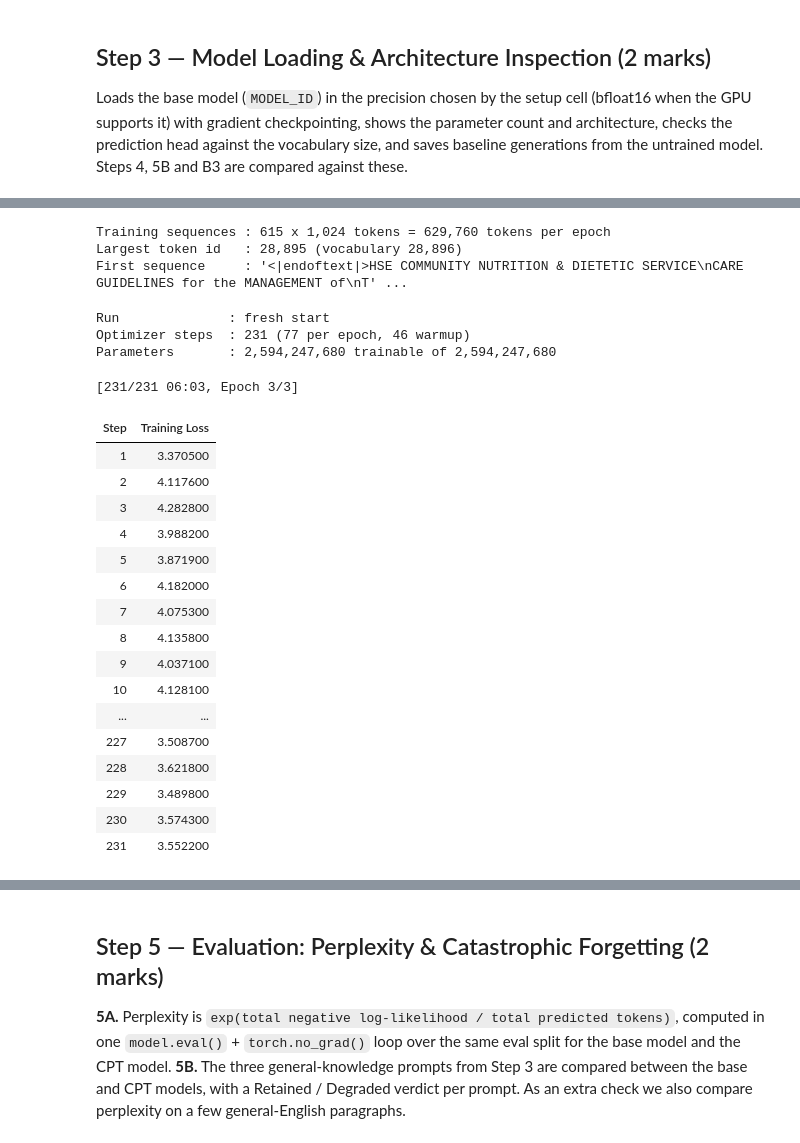
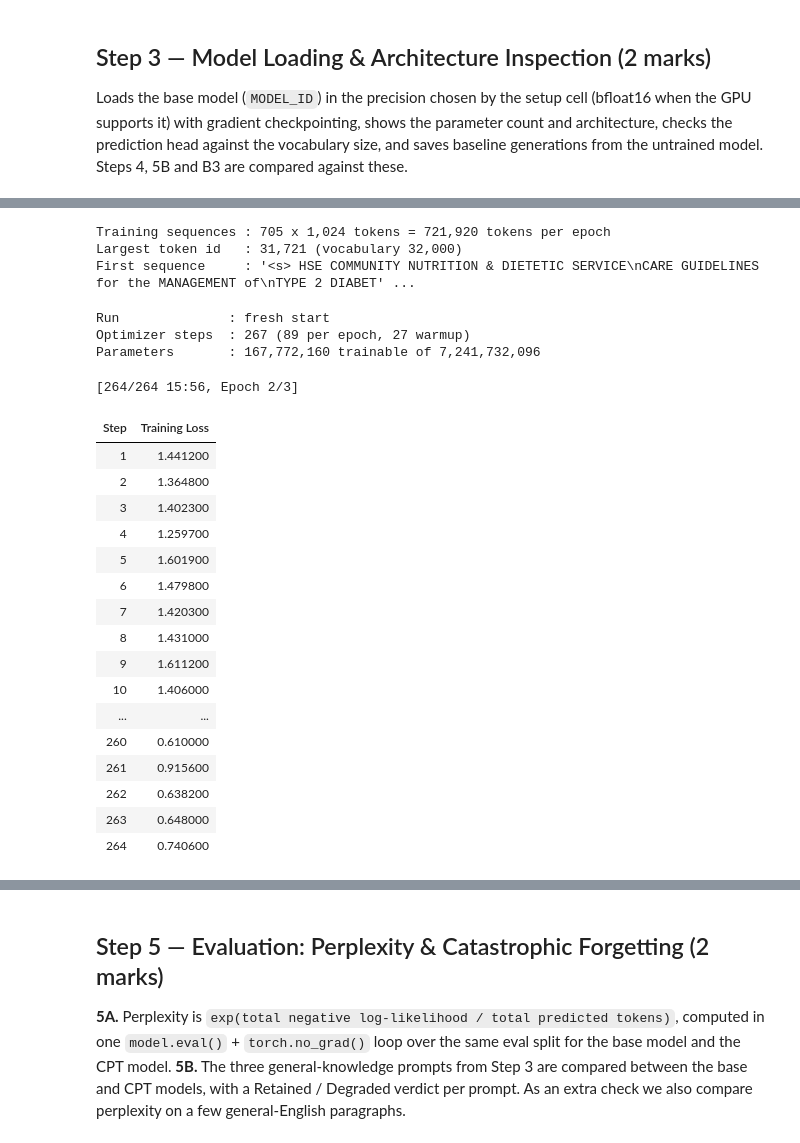
Before and after one commit to sanjaykumarpushadapu/AIMLZG536-LLMForGenerativeAI-Assignment, a Jupyter notebook: Ass-1/Assignment1A.ipynb, the cells around one changed output, grey strips where cells are left out. Drawn from its saved outputs; the diff is of its cells as text; code cells hidden in the pictures.

Commit message:
new model updated

```diff
--- a/Ass-1/Assignment1A.ipynb
+++ b/Ass-1/Assignment1A.ipynb
@@ -1155,7 +1155,7 @@ from packaging.version import Version
 DTYPE_KW = "dtype" if Version(transformers.__version__) >= Version("4.56") else "torch_dtype"   # keep the output clean (no weight-loading bars)
 
 # ---- MODEL CONFIG: the only place the model is named. Change this line to switch models. ----
-MODEL_ID = "stanford-crfm/BioMedLM"
+MODEL_ID = "mistralai/Mistral-7B-v0.1"
 
 # Load the tokenizer and config for MODEL_ID. The first call downloads and caches them.
 tok = AutoTokenizer.from_pretrained(MODEL_ID)
@@ -1164,7 +1164,8 @@ cfg = AutoConfig.from_pretrained(MODEL_ID)
 # Read the context window from the config rather than hard-coding a number: the brief says
 # chunks must match "the model's context window", and this keeps the code correct if
 # the model is ever swapped.
-CONTEXT = cfg.max_position_embeddings
+CONTEXT_CAP = 1024   # some models report a very long window (32,768 here); training on that is far too heavy for one shared GPU
+CONTEXT = min(cfg.max_position_embeddings, CONTEXT_CAP)
 # Step 2 intentionally tokenizes complete documents before explicitly packing them into
 # CONTEXT-sized chunks. Raise the tokenizer's warning threshold here so it does not imply
 # that this deliberate pre-packing pass will feed an overlong sequence to the model.
@@ -1183,7 +1184,7 @@ print(f"Tokenizer class  : {type(tok).__name__}  (fast={tok.is_fast})")
 # len(tok) includes any added/special tokens; tok.vocab_size does not. The embedding
 # matrix is sized to the former, so that is the number worth comparing to the config.
 print(f"Vocabulary size  : {len(tok):,}  (base vocab {tok.vocab_size:,})")
-print(f"Context window   : {CONTEXT:,} tokens")
+print(f"Context window   : {CONTEXT:,} tokens" + (f"  (the config allows {cfg.max_position_embeddings:,}; capped at {CONTEXT_CAP:,} to fit the GPU)" if CONTEXT < cfg.max_position_embeddings else ""))
 print(f"BOS / EOS        : {bos_id} ({tok.convert_ids_to_tokens(bos_id)!r}) / "
       f"{eos_id} ({tok.convert_ids_to_tokens(eos_id)!r})")
 
@@ -1949,9 +1984,9 @@ print(f"Training sequences : {len(train_ds):,} x {CONTEXT:,} tokens "
 print(f"Largest token id   : {max_id:,} (vocabulary {len(tok):,})")
 print(f"First sequence     : {tok.decode(sample['input_ids'][:40])!r} ...")
 # %% [output]
-Training sequences : 615 x 1,024 tokens = 629,760 tokens per epoch
-Largest token id   : 28,895 (vocabulary 28,896)
-First sequence     : '<|endoftext|>HSE COMMUNITY NUTRITION & DIETETIC SERVICE\nCARE GUIDELINES for the MANAGEMENT of\nT' ...
+Training sequences : 705 x 1,024 tokens = 721,920 tokens per epoch
+Largest token id   : 31,721 (vocabulary 32,000)
+First sequence     : '<s> HSE COMMUNITY NUTRITION & DIETETIC SERVICE\nCARE GUIDELINES for the MANAGEMENT of\nTYPE 2 DIABET' ...
 # %%
 # ---------------------------------------------------------------------------
 # Custom TrainerCallback: capture the training loss at every logging step.
@@ -2013,7 +2048,15 @@ def free_gpu():
 
 
 def build_cpt_model():
-    """Load MODEL_ID with FP32 master weights; bf16 autocast happens inside the Trainer."""
+    """Full mode: FP32 master weights. LoRA mode: bf16 base model plus trainable LoRA adapters.
+    bf16 autocast happens inside the Trainer in both cases."""
+    if CPT_MODE == "lora":
+        from peft import LoraConfig, get_peft_model
+        m = AutoModelForCausalLM.from_pretrained(BASE_SRC, **{DTYPE_KW: torch.bfloat16}, device_map={"": DEVICE})
+        m.config.use_cache = False           # conflicts with gradient checkpointing
+        m.enable_input_require_grads()       # lets gradients reach the adapters through checkpointed blocks
+        return get_peft_model(m, LoraConfig(r=CPT_LORA_R, lora_alpha=CPT_LORA_ALPHA, lora_dropout=CPT_LORA_DROPOUT,
+                                            target_modules="all-linear", bias="none", task_type="CAUSAL_LM"))
     m = AutoModelForCausalLM.from_pretrained(MODEL_ID, **{DTYPE_KW: torch.float32}, device_map={"": DEVICE})
     m.config.use_cache = False               # conflicts with gradient checkpointing
     return m.to(DEVICE)
@@ -2059,8 +2102,10 @@ else:
 
     # Build the model and count its parameters (all should be trainable).
     cpt_model = build_cpt_model()
+    trainable_params = sum(p.numel() for p in cpt_model.parameters() if p.requires_grad)
     total_params = sum(p.numel() for p in cpt_model.parameters())
-    trainable_params = sum(p.numel() for p in cpt_model.parameters() if p.requires_grad)
+    if CPT_MODE == "lora":
+        total_params -= trainable_params     # report the size of the base model; the adapter is extra
     print(f"Run              : {'resume from step ' + str(resume_step) if last_ckpt else 'fresh start'}")
     print(f"Optimizer steps  : {total_steps} ({steps_per_epoch} per epoch, {warmup_steps} warmup)")
     print(f"Parameters       : {trainable_params:,} trainable of {total_params:,}")
@@ -2109,8 +2154,14 @@ else:
     # Save the run settings and results in one dictionary for later steps.
     peak_gb = torch.cuda.max_memory_allocated() / 1024**3 if torch.cuda.is_available() else None
     cpt_run = {
-        "optimizer": "adamw_torch",
-        "precision": "FP32 master weights with bf16 autocast",
+        "mode": CPT_MODE,
+        "optimizer": CPT_OPTIM,
+        "precision": ("bf16 base weights with FP32 LoRA adapters and bf16 autocast" if CPT_MODE == "lora"
+                      else "FP32 master weights with bf16 autocast"),
+        "lora_r": CPT_LORA_R if CPT_MODE == "lora" else None,
+        "lora_alpha": CPT_LORA_ALPHA if CPT_MODE == "lora" else None,
+        "est_full_training_gb": round(_need_full_gb, 1),
+        "gpu_available_gb": round(_avail_gb, 1),
         "batch_size": CPT_BATCH_SIZE,
         "grad_accum": CPT_GRAD_ACCUM,
         "effective_batch_tokens": CPT_BATCH_SIZE * CPT_GRAD_ACCUM * CONTEXT,
@@ -2121,49 +2172,49 @@ else:
         "steps_per_epoch": steps_per_epoch,
         "global_step": int(trainer.state.global_step),
         "train_sequences": len(train_ds),
         "total_params": total_params,
         "trainable_params": trainable_params,
         "peak_gpu_memory_gb": round(peak_gb, 2) if peak_gb is not None else None,
         "gpu_total_memory_gb": round(torch.cuda.get_device_properties(0).total_memory / 1024**3, 2)
                                if torch.cuda.is_available() else None,
         "train_minutes_this_session": round(train_seconds / 60, 1),
     }
     # Print how long training took.
     print(f"\nTrained in {train_seconds / 60:.1f} min this session"
           + (f"; peak GPU memory {peak_gb:.2f} GB" if peak_gb is not None else ""))
 
 # --- starting-loss check (the brief's tip) ----------------------------------
 # ln(vocab) is the loss of a uniform guess: (about 10.8 for a 50,000-token vocabulary). A first loss near
 # it means the model initialised randomly.
 # Read the first logged loss.
 first_loss = loss_history[0]["loss"]
 print(f"\nFirst logged loss: {first_loss:.3f}  (pretrained expectation 2-4; "
       f"random init ~ ln({len(tok):,}) = {math.log(len(tok)):.2f})")
 # Stop if the loss is too high, since the pretrained weights probably did not load.
 if first_loss > 0.6 * math.log(len(tok)):   # well above the 2-4 range, close to a random guess
     raise RuntimeError(
         f"Starting loss {first_loss:.2f} is far above 2-4 - the pretrained weights "
         "probably did not load. Check Step 3's loading."
     )
 # %% [output]
 Run              : fresh start
-Optimizer steps  : 231 (77 per epoch, 46 warmup)
-Parameters       : 2,594,247,680 trainable of 2,594,247,680
+Optimizer steps  : 267 (89 per epoch, 27 warmup)
+Parameters       : 167,772,160 trainable of 7,241,732,096
-[231/231 06:03, Epoch 3/3]
+[264/264 15:56, Epoch 2/3]
 | Step | Training Loss |
-| 1 | 3.370500 |
-| 2 | 4.117600 |
-| 3 | 4.282800 |
-| 4 | 3.988200 |
-| 5 | 3.871900 |
-| 6 | 4.182000 |
-| 7 | 4.075300 |
-| 8 | 4.135800 |
-| 9 | 4.037100 |
-| 10 | 4.128100 |
+| 1 | 1.441200 |
+| 2 | 1.364800 |
+| 3 | 1.402300 |
+| 4 | 1.259700 |
+| 5 | 1.601900 |
+| 6 | 1.479800 |
+| 7 | 1.420300 |
+| 8 | 1.431000 |
+| 9 | 1.611200 |
+| 10 | 1.406000 |
 | ... | ... |
-| 227 | 3.508700 |
-| 228 | 3.621800 |
-| 229 | 3.489800 |
-| 230 | 3.574300 |
-| 231 | 3.552200 |
+| 260 | 0.610000 |
+| 261 | 0.915600 |
+| 262 | 0.638200 |
+| 263 | 0.648000 |
+| 264 | 0.740600 |
```
Also changed, not shown: parts of 30 cells of this notebook.
